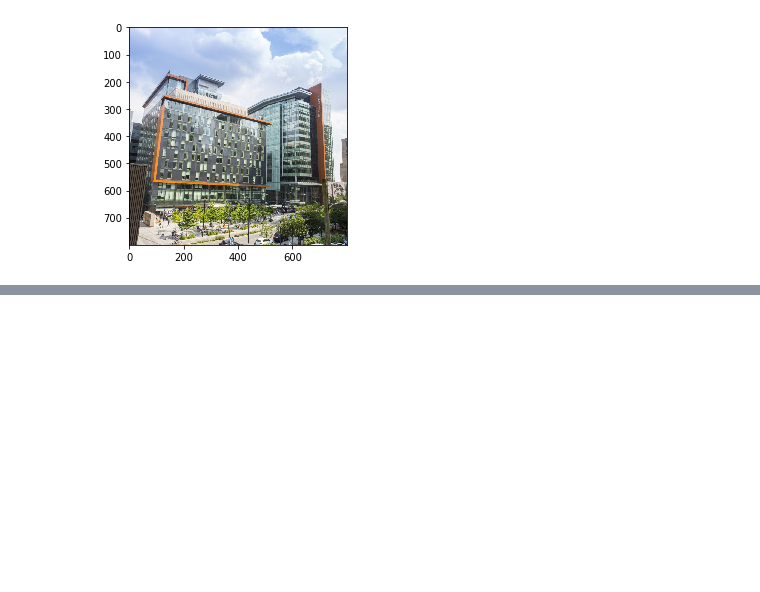
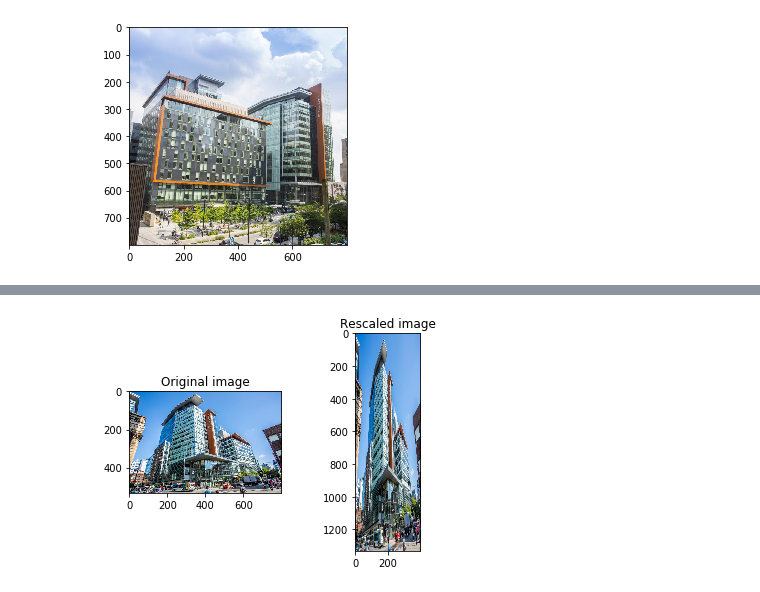
Before and after one commit to ma-shamshiri/Image-Preprocessing, a Jupyter notebook: load_image.ipynb, the cells around one changed output, grey strips where cells are left out. Saved outputs shown, nothing was run; the diff lists cells and outputs as text; code cells hidden in the pictures; blank space fills up the shorter version.

```diff
--- a/load_image.ipynb
+++ b/load_image.ipynb
@@ -61,0 +105,18 @@ plt.show()
+# %%
+from skimage import transform
+
+original_image = io.imread("C:/Users/HOME/Pictures/Saved Pictures/5.jpg", as_gray = False)
+
+rescaled_image = transform.rescale(original_image, (2.5, 0.5))
+
+plt.subplot(121)
+plt.imshow(original_image)
+plt.title("Original image")
+
+plt.subplot(122)
+plt.imshow(rescaled_image)
+plt.title("Rescaled image")
+
+plt.show()
+# %% [output]
+[figure, added]
```
Also changed, not shown: parts of 8 cells of this notebook.
